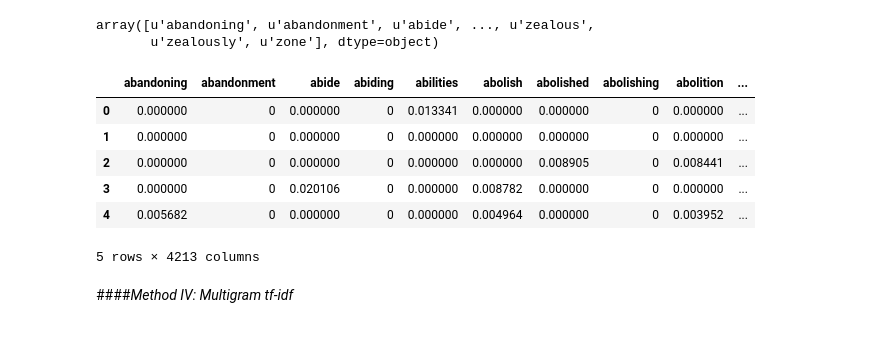
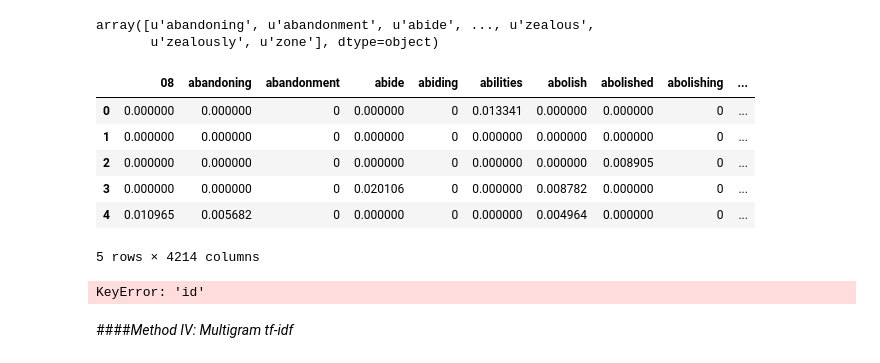
Before and after one commit to justindelatorre/data_science, a Jupyter notebook: hw_justindelatorre/final_project/final/experimental.ipynb, the cells around one changed output. Saved outputs shown, nothing was run; the diff lists cells and outputs as text; code cells hidden in the pictures.

Commit message:
Update experimental with details and ranking joins - still need to join to tfidf DFs

```diff
--- a/hw_justindelatorre/final_project/final/experimental.ipynb
+++ b/hw_justindelatorre/final_project/final/experimental.ipynb
@@ -474,19 +490,24 @@ unigram_tfidf_df.columns.values[130:] # Word-only columns
 # %% [output]
 array([u'abandoning', u'abandonment', u'abide', ..., u'zealous',
        u'zealously', u'zone'], dtype=object)
-# %%
-unigram_tfidf_df_all = unigram_tfidf_df.iloc[:,130:]
-unigram_tfidf_df_all.head()
-# %% [output]
-|  | abandoning | abandonment | abide | abiding | abilities | abolish | abolished | abolishing | abolition | ... |
-| 0 | 0.000000 | 0 | 0.000000 | 0 | 0.013341 | 0.000000 | 0.000000 | 0 | 0.000000 | ... |
-| 1 | 0.000000 | 0 | 0.000000 | 0 | 0.000000 | 0.000000 | 0.000000 | 0 | 0.000000 | ... |
-| 2 | 0.000000 | 0 | 0.000000 | 0 | 0.000000 | 0.000000 | 0.008905 | 0 | 0.008441 | ... |
-| 3 | 0.000000 | 0 | 0.020106 | 0 | 0.000000 | 0.008782 | 0.000000 | 0 | 0.000000 | ... |
-| 4 | 0.005682 | 0 | 0.000000 | 0 | 0.000000 | 0.004964 | 0.000000 | 0 | 0.003952 | ... |
-5 rows × 4213 columns
+# %%
+# TODO: Fix the 'id' indexing of this DataFrame
+unigram_tfidf_df_all = pd.concat([unigram_tfidf_df.iloc[:,:], unigram_tfidf_df.iloc[:,130:]], axis = 1)
+unigram_tfidf_df_all.head()
+# %% [output]
+|  | 08 | abandoning | abandonment | abide | abiding | abilities | abolish | abolished | abolishing | ... |
+| 0 | 0.000000 | 0.000000 | 0 | 0.000000 | 0 | 0.013341 | 0.000000 | 0.000000 | 0 | ... |
+| 1 | 0.000000 | 0.000000 | 0 | 0.000000 | 0 | 0.000000 | 0.000000 | 0.000000 | 0 | ... |
+| 2 | 0.000000 | 0.000000 | 0 | 0.000000 | 0 | 0.000000 | 0.000000 | 0.008905 | 0 | ... |
+| 3 | 0.000000 | 0.000000 | 0 | 0.020106 | 0 | 0.000000 | 0.008782 | 0.000000 | 0 | ... |
+| 4 | 0.010965 | 0.005682 | 0 | 0.000000 | 0 | 0.000000 | 0.004964 | 0.000000 | 0 | ... |
+5 rows × 4214 columns
 # %%
 # TODO: Need to add presidential details and rankings
+unigram_tfidf_df_all = pd.merge(pd.merge(unigram_tfidf_df_all, df_prez, on="id", how="left", left_index=True), df_rankings, on="id", how="left", left_index=True)
+unigram_tfidf_df_all.head()
+# %% [output]
+KeyError: 'id'
 # %% [markdown]
 ####<i>Method IV: Multigram tf-idf</i>
 # %%
```
Also changed, not shown: parts of 11 cells of this notebook.
